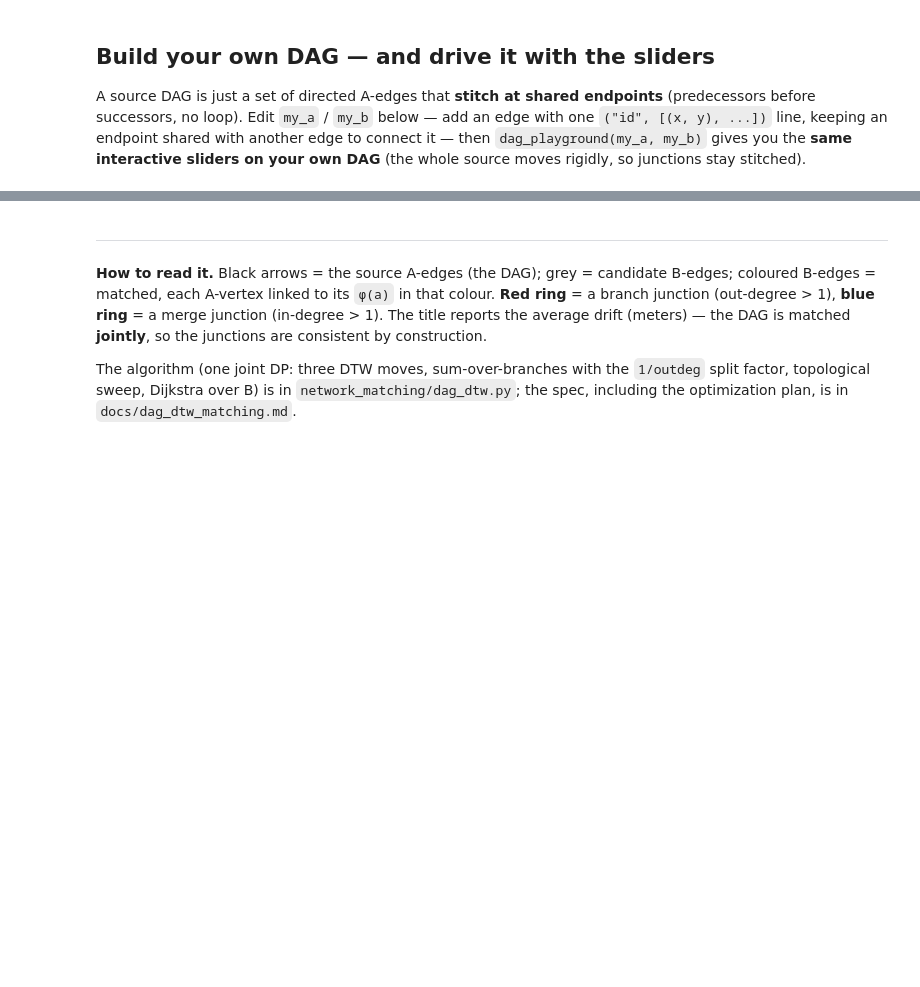
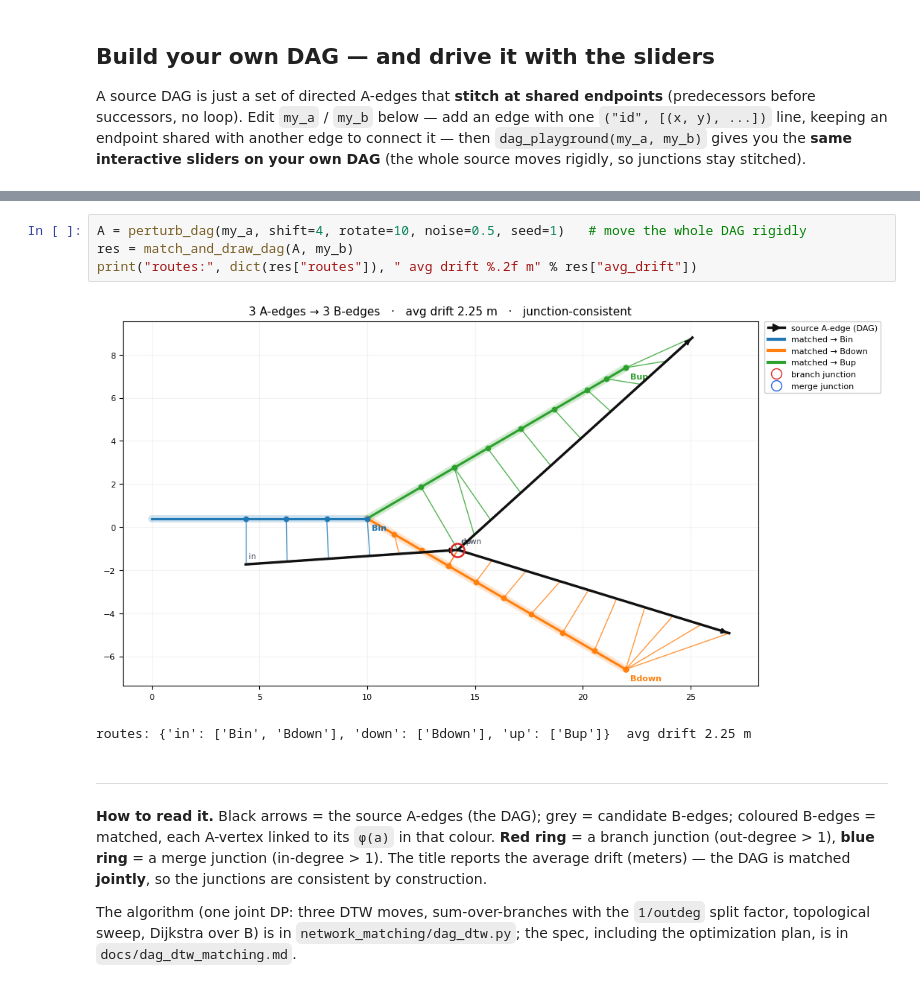
Before and after one commit to Khoshkhah/network-matching, a Jupyter notebook: notebooks/dag_dtw_playground.ipynb, the cells around one changed output, grey strips where cells are left out. Drawn from its saved outputs; the diff is of its cells as text; blank space fills up the shorter version.

```diff
--- a/notebooks/dag_dtw_playground.ipynb
+++ b/notebooks/dag_dtw_playground.ipynb
@@ -106,3 +112,10 @@ VBox(children=(HBox(children=(FloatSlider(value=2.0, continuous_update=False, de
+# %%
+A = perturb_dag(my_a, shift=4, rotate=10, noise=0.5, seed=1)   # move the whole DAG rigidly
+res = match_and_draw_dag(A, my_b)
+print("routes:", dict(res["routes"]), " avg drift %.2f m" % res["avg_drift"])
+# %% [output]
+[figure, added]
+routes: {'in': ['Bin', 'Bdown'], 'down': ['Bdown'], 'up': ['Bup']}  avg drift 2.25 m
 # %% [markdown]
 ---
 **How to read it.** Black arrows = the source A-edges (the DAG); grey = candidate B-edges;
```
Also changed, not shown: parts of 1 cell of this notebook.
